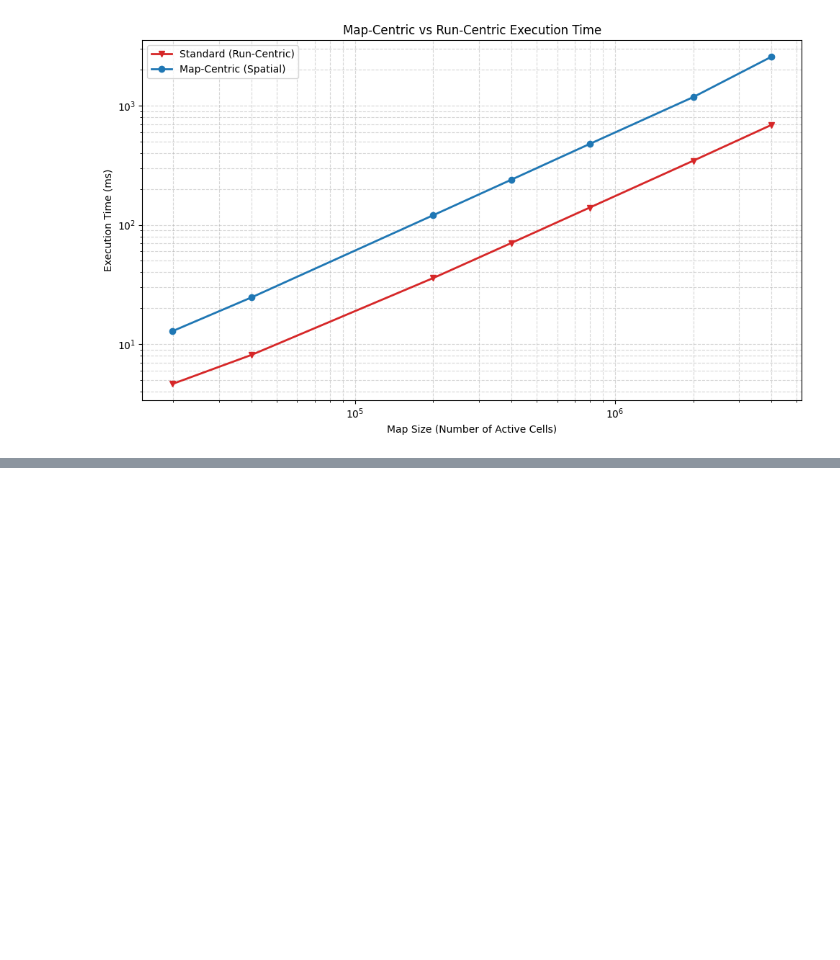
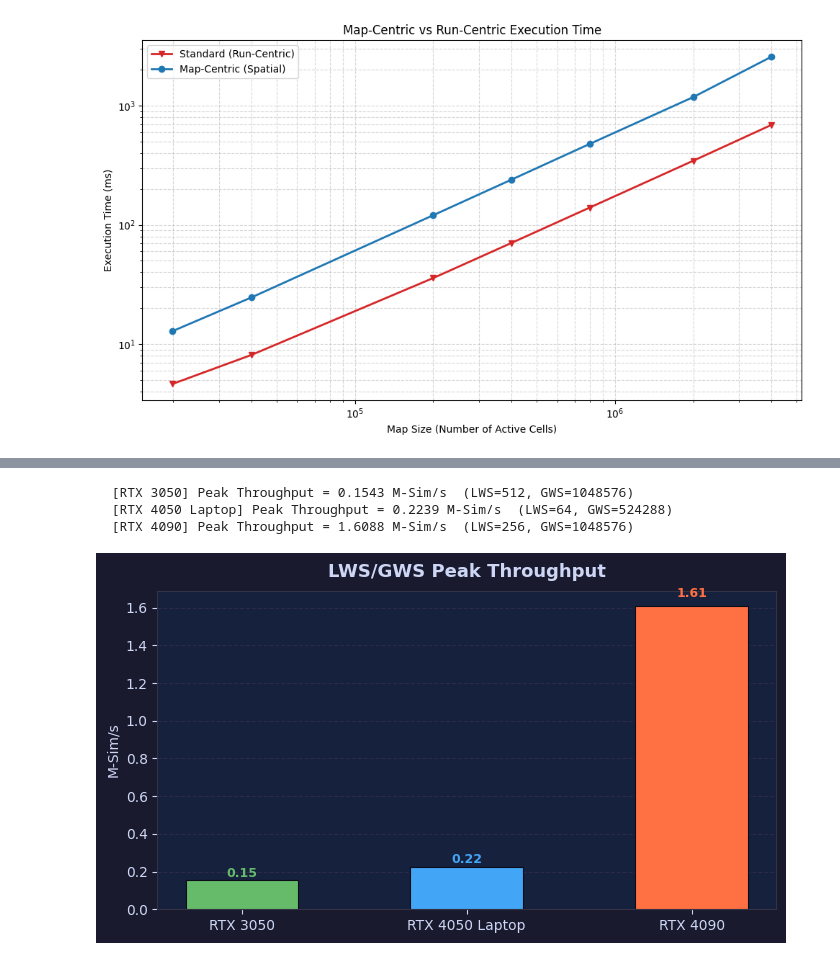
Before and after one commit to emanuelegaliano/pyroclast, a Jupyter notebook: report_temp.ipynb, the cells around one changed output, grey strips where cells are left out. Cells and saved outputs as stored; diff of their text form; code cells hidden in the pictures; blank space fills up the shorter version.

```diff
--- a/report.ipynb
+++ b/report_temp.ipynb
@@ -1185,0 +1369,23 @@ else:
+# %%
+lws_scores = {}
+for label, folder in GPU_MAP.items():
+    path = os.path.join(BASE_CSV, folder, "lws_gws_sweep.csv")
+    if not os.path.exists(path):
+        print(f"  [{label}] lws_gws_sweep.csv not found — skipping")
+        continue
+    df = pd.read_csv(path)
+    score = df["Throughput (Sim/s)"].max() / 1e6  # M-Sim/s
+    lws_scores[label] = score
+    best_row = df.loc[df["Throughput (Sim/s)"].idxmax()]
+    print(f"  [{label}] Peak Throughput = {score:.4f} M-Sim/s  "
+          f"(LWS={int(best_row['LWS'])}, GWS={int(best_row['GWS'])})")
+
+fig, ax = plt.subplots(figsize=(7, 4), facecolor="#1a1a2e")
+bar_chart(lws_scores, "LWS/GWS Peak Throughput", "M-Sim/s", ax=ax)
+plt.tight_layout()
+plt.show()
+# %% [output]
+  [RTX 3050] Peak Throughput = 0.1543 M-Sim/s  (LWS=512, GWS=1048576)
+  [RTX 4050 Laptop] Peak Throughput = 0.2239 M-Sim/s  (LWS=64, GWS=524288)
+  [RTX 4090] Peak Throughput = 1.6088 M-Sim/s  (LWS=256, GWS=1048576)
+[figure, added]
```
Also changed, not shown: parts of 14 cells of this notebook, 6 other files.
